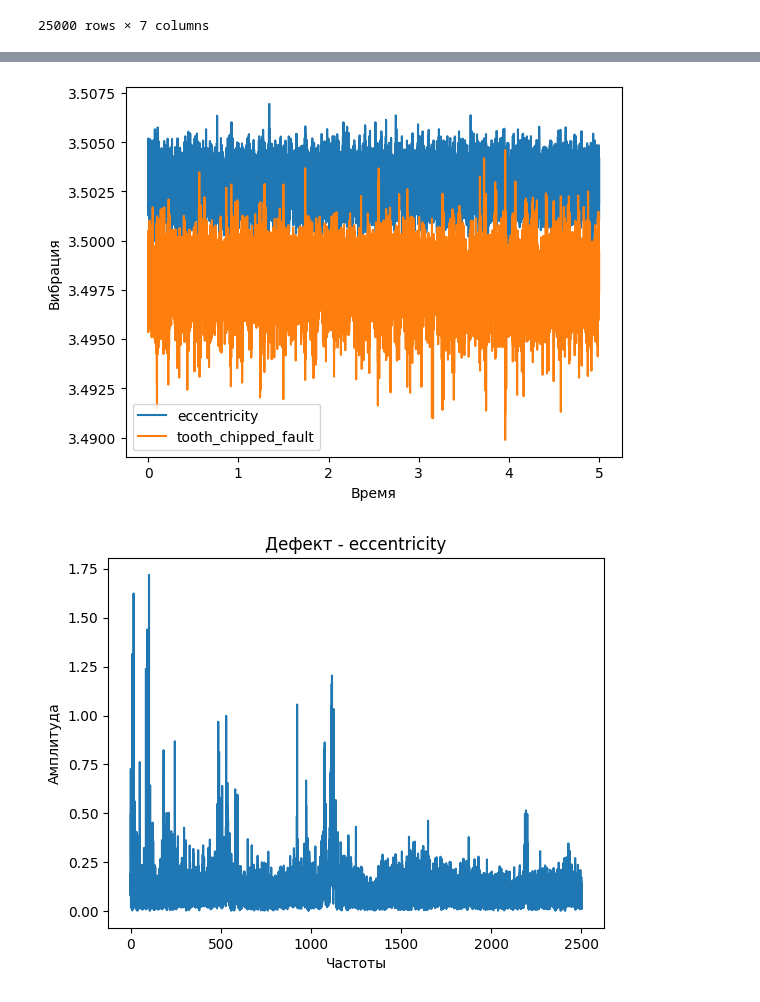
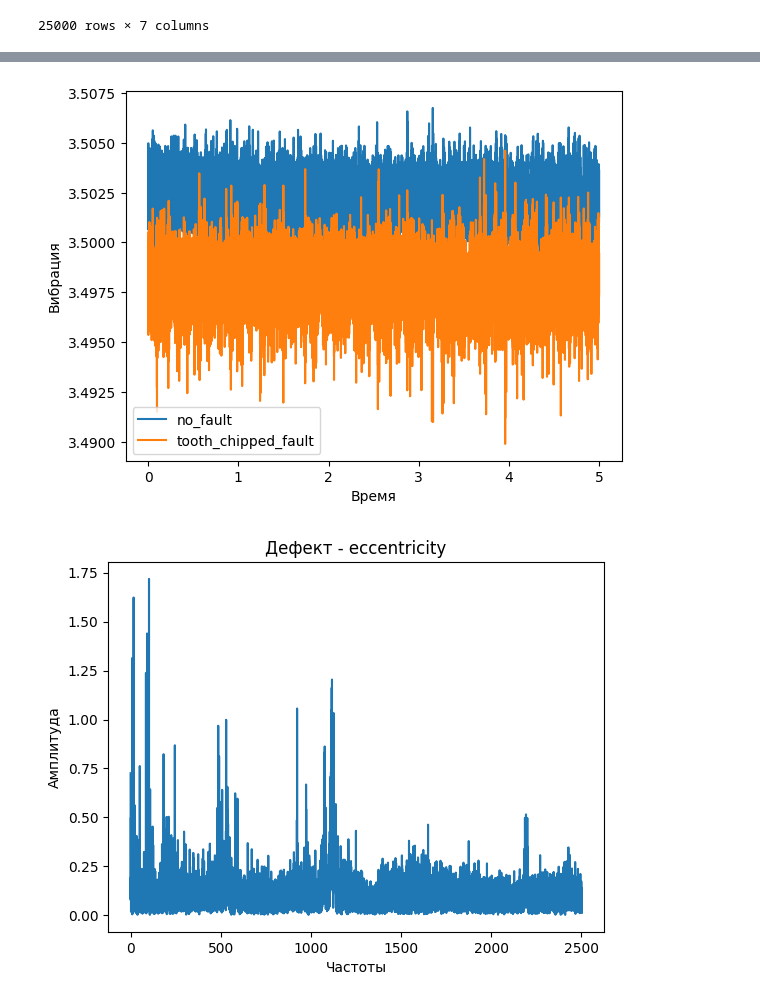
Before and after one commit to ShuvalovDR/Gears, a Jupyter notebook: Gears.ipynb, the cells around one changed output, grey strips where cells are left out. Cells and saved outputs as stored; diff of their text form; code cells hidden in the pictures.

```diff
--- a/Gears.ipynb
+++ b/Gears.ipynb
@@ -455,12 +541,12 @@ plt.show()
 # %%
-plt.plot(eccentricity_time, eccentricity_disp, label='eccentricity')
+plt.plot(no_fault_time, no_fault_disp, label='no_fault')
 plt.plot(tooth_chipped_fault_time, tooth_chipped_fault_disp, label='tooth_chipped_fault')
 plt.xlabel('Время')
 plt.ylabel('Вибрация')
 plt.legend()
 plt.show()
 # %% [output]
-[figure, old version]
+[figure, new version]
 # %%
 yf = rfft(eccentricity_disp.values)
 xf = rfftfreq(n=eccentricity_disp.values.size, d=0.0002)
```
Also changed, not shown: parts of 61 cells of this notebook.
